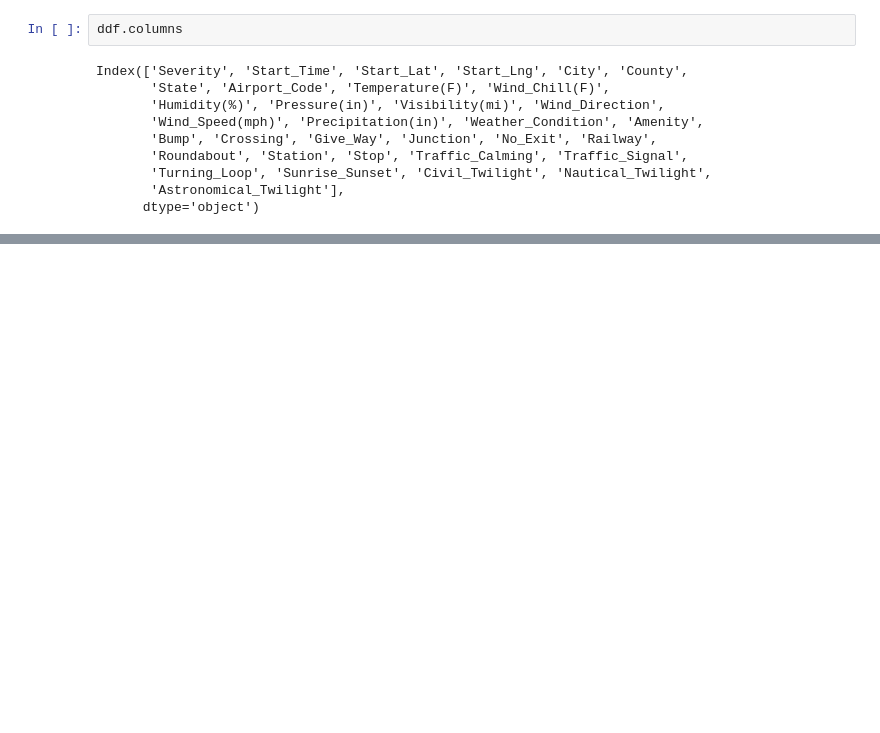
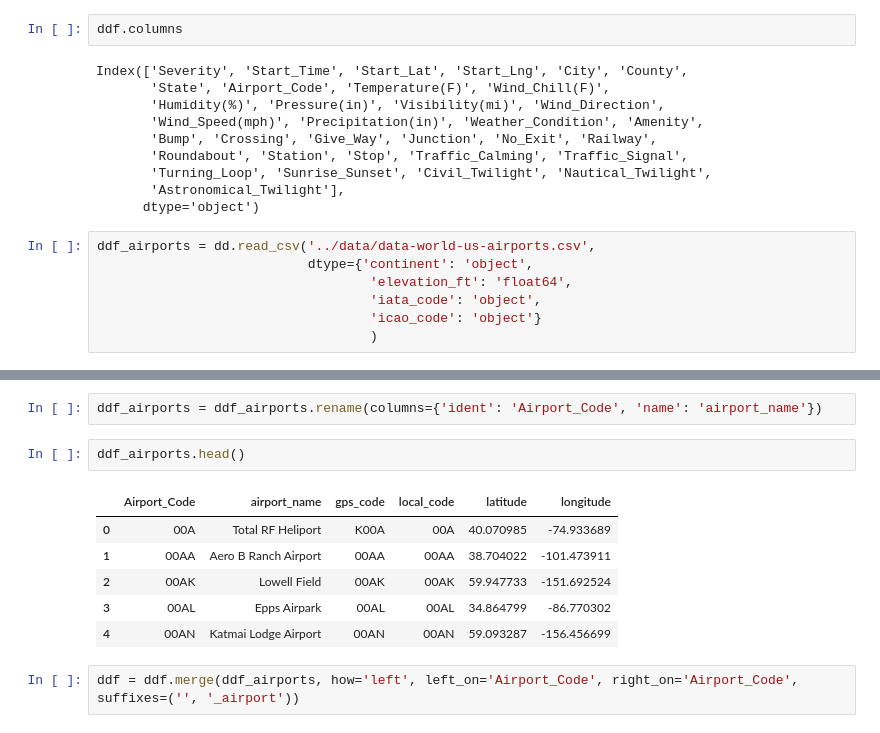
Before and after one commit to zoya-fatima22/us-accidents-thesis, a Jupyter notebook: experiments/1_data_prep_dask.ipynb, the cells around one changed output, grey strips where cells are left out. Drawn from its saved outputs; the diff is of its cells as text; blank space fills up the shorter version.

```diff
--- a/experiments/1_data_prep_dask.ipynb
+++ b/experiments/1_data_prep_dask.ipynb
@@ -81,3 +72,10 @@ Index(['Severity', 'Start_Time', 'Start_Lat', 'Start_Lng', 'City', 'County',
        'Turning_Loop', 'Sunrise_Sunset', 'Civil_Twilight', 'Nautical_Twilight',
        'Astronomical_Twilight'],
       dtype='object')
+# %%
+ddf_airports = dd.read_csv('../data/data-world-us-airports.csv',
+                           dtype={'continent': 'object',
+                                   'elevation_ft': 'float64',
+                                   'iata_code': 'object',
+                                   'icao_code': 'object'}
+                                   )
@@ -83,0 +99,13 @@ Index(['Severity', 'Start_Time', 'Start_Lat', 'Start_Lng', 'City', 'County',
+# %%
+ddf_airports = ddf_airports.rename(columns={'ident': 'Airport_Code', 'name': 'airport_name'})
+# %%
+ddf_airports.head()
+# %% [output]
+|  | Airport_Code | airport_name | gps_code | local_code | latitude | longitude |
+| 0 | 00A | Total RF Heliport | K00A | 00A | 40.070985 | -74.933689 |
+| 1 | 00AA | Aero B Ranch Airport | 00AA | 00AA | 38.704022 | -101.473911 |
+| 2 | 00AK | Lowell Field | 00AK | 00AK | 59.947733 | -151.692524 |
+| 3 | 00AL | Epps Airpark | 00AL | 00AL | 34.864799 | -86.770302 |
+| 4 | 00AN | Katmai Lodge Airport | 00AN | 00AN | 59.093287 | -156.456699 |
+# %%
+ddf = ddf.merge(ddf_airports, how='left', left_on='Airport_Code', right_on='Airport_Code', suffixes=('', '_airport'))
```
Also changed, not shown: parts of 44 cells of this notebook, 1 other file.
